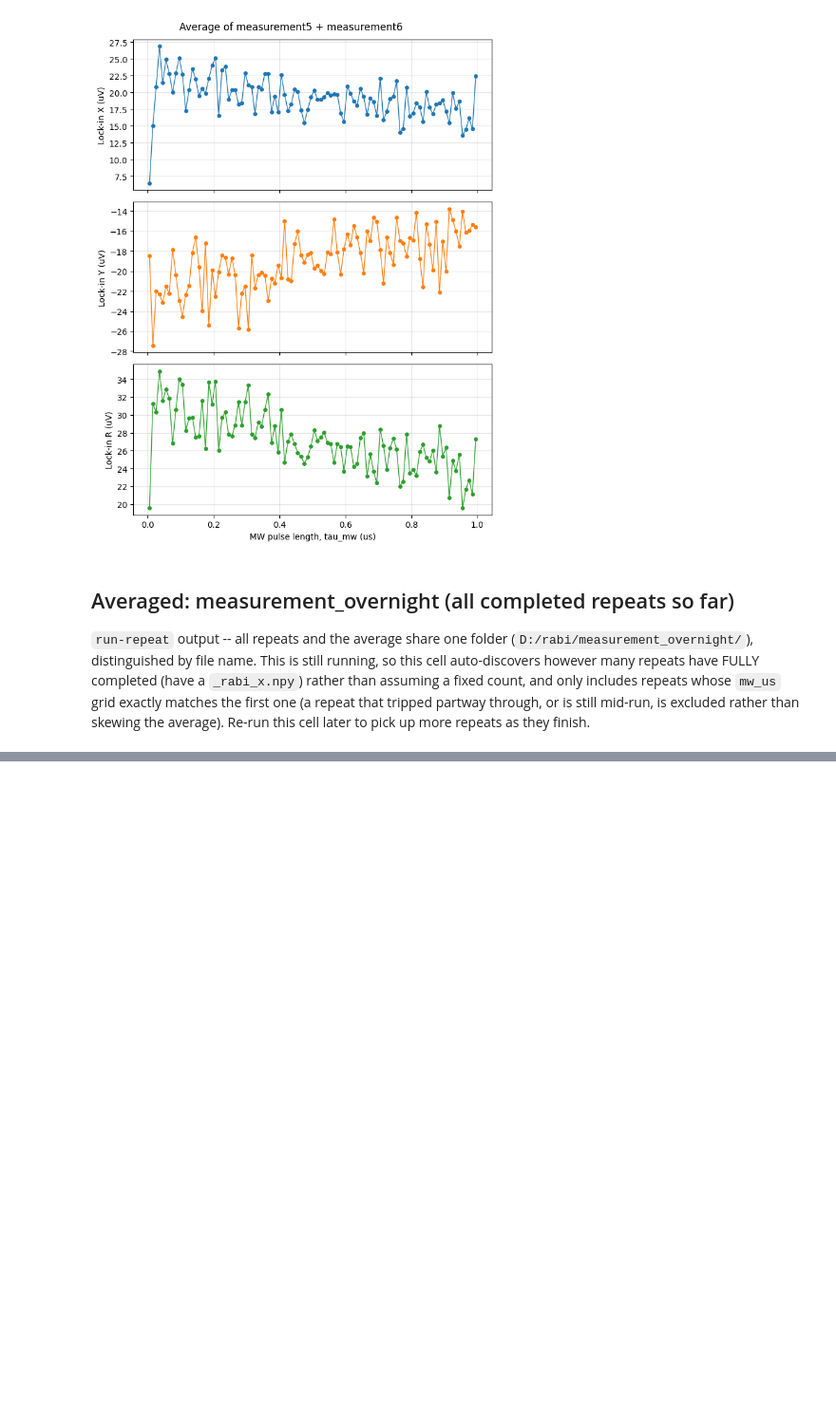
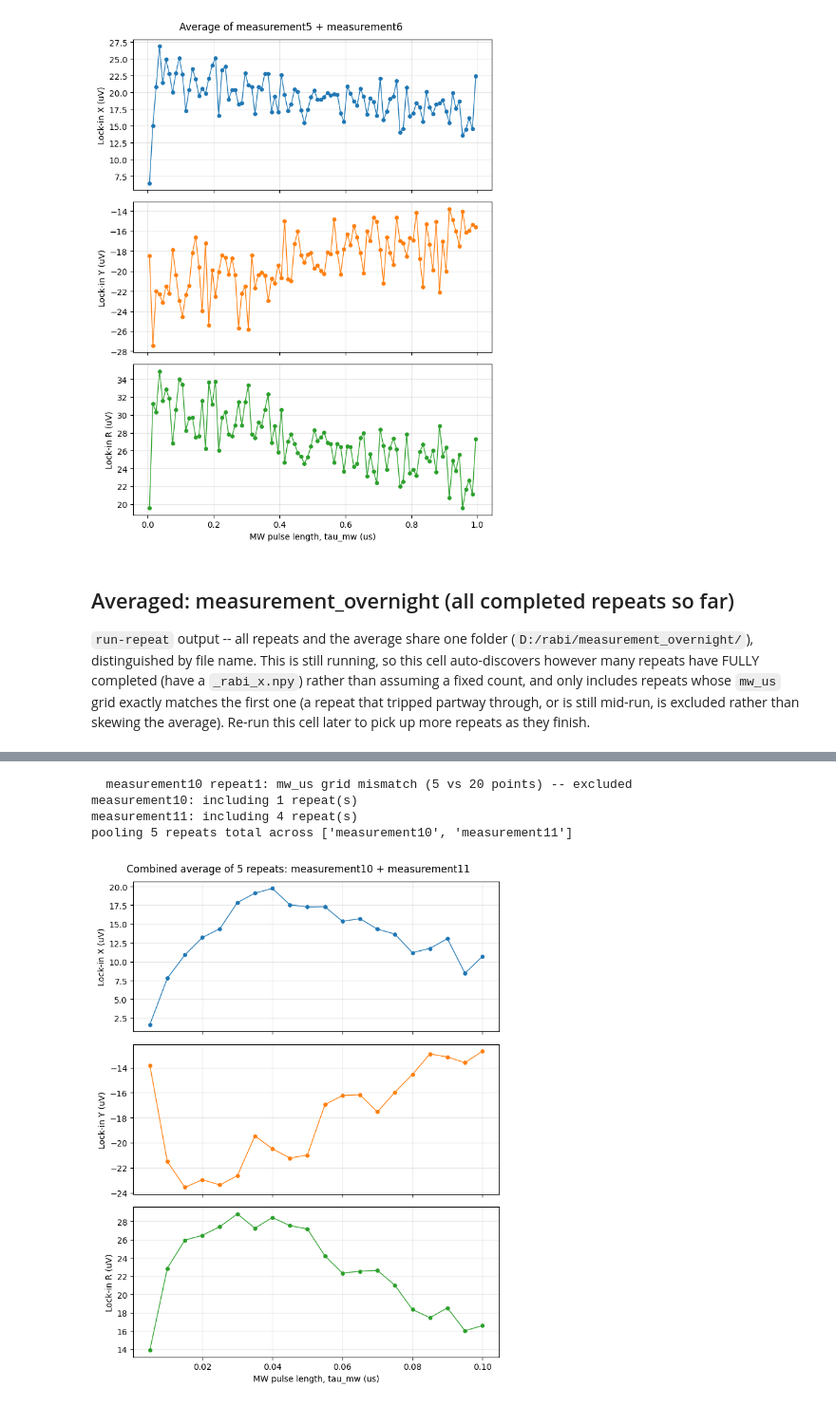
Before and after one commit to meimei2027/diamonds, a Jupyter notebook: experiment/rabi_result.ipynb, the cells around one changed output, grey strips where cells are left out. Shown at 95% size. Saved outputs shown, nothing was run; the diff lists cells and outputs as text; code cells hidden in the pictures; blank space fills up the shorter version.

```diff
--- a/experiment/rabi_result.ipynb
+++ b/experiment/rabi_result.ipynb
@@ -255,0 +305,72 @@ averaging 10/10 repeats
+# %%
+import glob
+import re
+
+def collect_repeats(name):
+    """Auto-discover <name>_repeat{i}_rabi_x.npy files, returning
+    (mw_us_ref, [x arrays], [y arrays]) for whichever repeats match the
+    first repeat's mw_us grid exactly (partial/tripped repeats with a
+    shorter grid are dropped)."""
+    run_path = f"{DATA_DIR}/{name}"
+    indices = sorted(
+        int(re.search(r"_repeat(\d+)_rabi_x\.npy$", p).group(1))
+        for p in glob.glob(f"{run_path}/{name}_repeat*_rabi_x.npy")
+    )
+    mw_us_ref = None
+    xs, ys = [], []
+    for i in indices:
+        prefix = f"{run_path}/{name}_repeat{i}"
+        mw_us_i = np.load(f"{prefix}_rabi_mw_us.npy")
+        if mw_us_ref is None:
+            mw_us_ref = mw_us_i
+        elif len(mw_us_i) != len(mw_us_ref) or not np.allclose(mw_us_i, mw_us_ref):
+            print(f"  {name} repeat{i}: mw_us grid mismatch "
+                  f"({len(mw_us_i)} vs {len(mw_us_ref)} points) -- excluded")
+            continue
+        xs.append(np.load(f"{prefix}_rabi_x.npy"))
+        ys.append(np.load(f"{prefix}_rabi_y.npy"))
+    return mw_us_ref, xs, ys
+
+
+pool_names = ["measurement10", "measurement11"]
+
+mw_us_combined = None
+all_xs, all_ys = [], []
+for name in pool_names:
+    mw_us_i, xs, ys = collect_repeats(name)
+    if mw_us_combined is None:
+        mw_us_combined = mw_us_i
+    elif len(mw_us_i) != len(mw_us_combined) or not np.allclose(mw_us_i, mw_us_combined):
+        raise ValueError(f"{name}'s mw_us grid doesn't match -- can't pool "
+                          f"into one average")
+    all_xs.extend(xs)
+    all_ys.extend(ys)
+    print(f"{name}: including {len(xs)} repeat(s)")
+
+print(f"pooling {len(all_xs)} repeats total across {pool_names}")
+
+x_avg = np.mean(all_xs, axis=0)
+y_avg = np.mean(all_ys, axis=0)
+r_avg = np.sqrt(x_avg**2 + y_avg**2)
+
+fig, axes = plt.subplots(3, 1, figsize=(7, 9), sharex=True)
+axes[0].plot(mw_us_combined, x_avg * 1e6, "o-", ms=4, lw=1, color="tab:blue")
+axes[1].plot(mw_us_combined, y_avg * 1e6, "o-", ms=4, lw=1, color="tab:orange")
+axes[2].plot(mw_us_combined, r_avg * 1e6, "o-", ms=4, lw=1, color="tab:green")
+
+axes[0].set_ylabel("Lock-in X (uV)")
+axes[1].set_ylabel("Lock-in Y (uV)")
+axes[2].set_ylabel("Lock-in R (uV)")
+axes[2].set_xlabel("MW pulse length, tau_mw (us)")
+for ax in axes:
+    ax.grid(alpha=0.3)
+
+fig.suptitle(f"Combined average of {len(all_xs)} repeats: {' + '.join(pool_names)}")
+plt.tight_layout()
+plt.show()
+# %% [output]
+  measurement10 repeat1: mw_us grid mismatch (5 vs 20 points) -- excluded
+measurement10: including 1 repeat(s)
+measurement11: including 4 repeat(s)
+pooling 5 repeats total across ['measurement10', 'measurement11']
+[figure, added]
```
Also changed, not shown: parts of 14 cells of this notebook, 18 other files.
